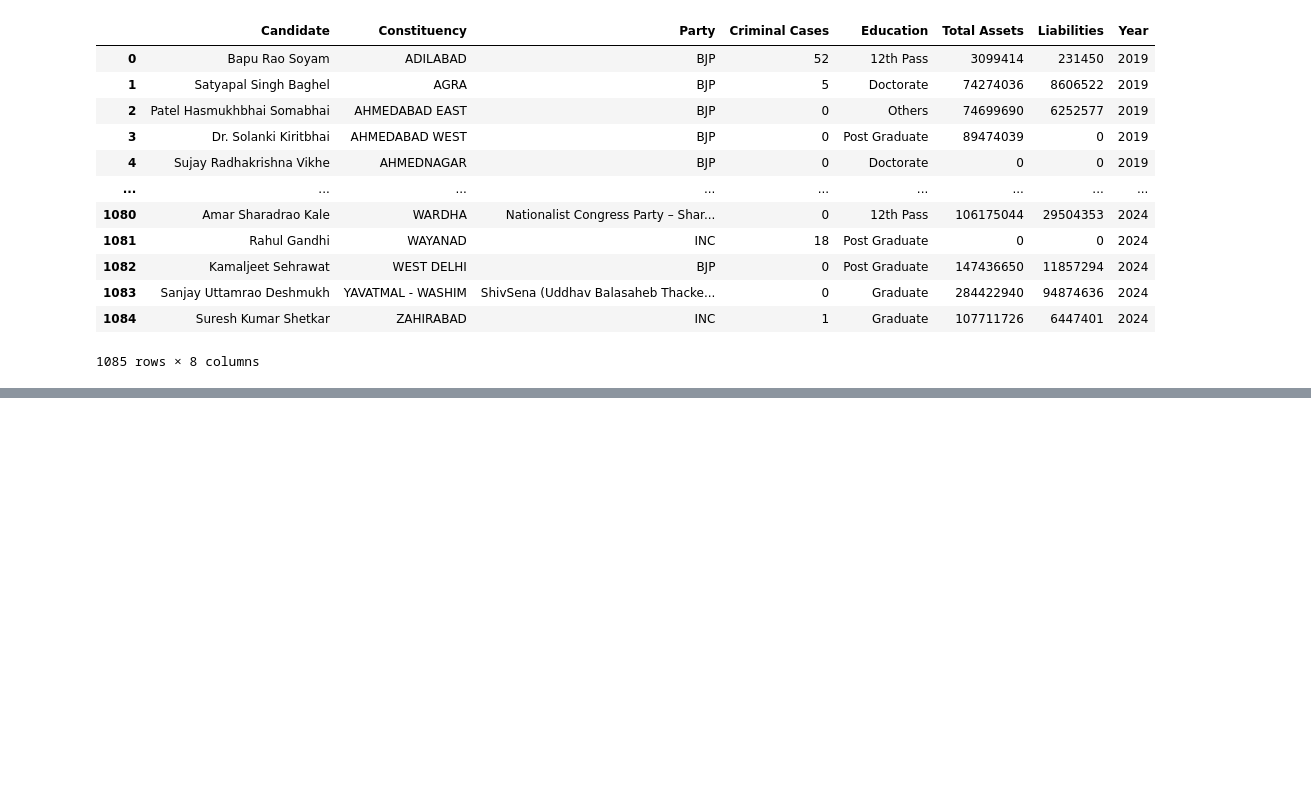
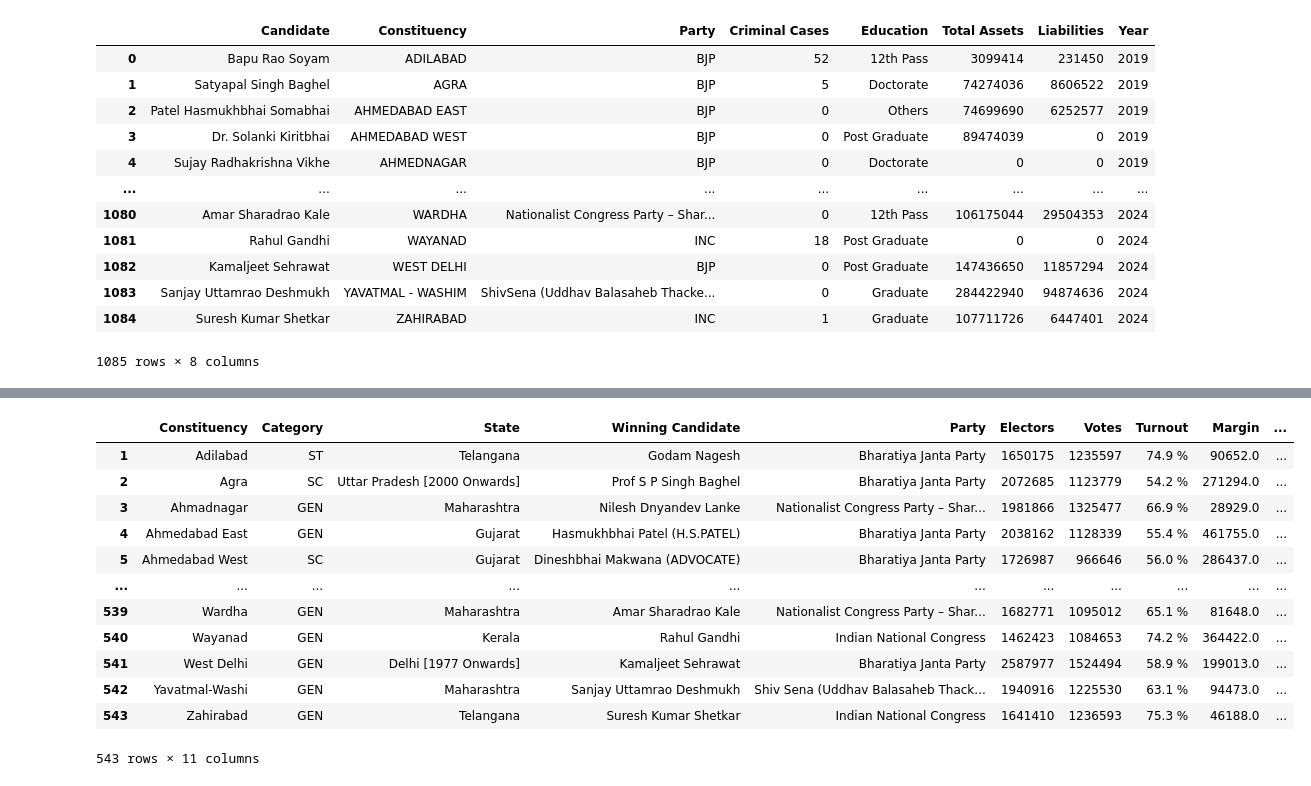
Before and after one commit to ujjwaltyagi2000/manthan, a Jupyter notebook: notebooks/4-data-cleaning.ipynb, the cells around one changed output, grey strips where cells are left out. Saved outputs shown, nothing was run; the diff lists cells and outputs as text; code cells hidden in the pictures; blank space fills up the shorter version.

```diff
--- a/notebooks/4-data-cleaning.ipynb
+++ b/notebooks/4-data-cleaning.ipynb
@@ -1586,0 +1682,26 @@ winning_combined_df.to_csv("../data/processed/winning_background.csv", index=Fal
+# %%
+winning_turnout_2024.columns = winning_turnout_2024.iloc[0]
+
+winning_turnout_2024 = winning_turnout_2024.drop(0)
+
+winning_turnout_2024.drop(columns=['#','No'], inplace=True)
+
+winning_turnout_2024['Year'] = 2024
+
+winning_turnout_2024.rename(columns={'PC Name': 'Constituency', 'Type': 'Category'}, inplace=True)
+# %%
+winning_turnout_2024
+# %% [output]
+|  | Constituency | Category | State | Winning Candidate | Party | Electors | Votes | Turnout | Margin | ... |
+| 1 | Adilabad | ST | Telangana | Godam Nagesh | Bharatiya Janta Party | 1650175 | 1235597 | 74.9 % | 90652.0 | ... |
+| 2 | Agra | SC | Uttar Pradesh [2000 Onwards] | Prof S P Singh Baghel | Bharatiya Janta Party | 2072685 | 1123779 | 54.2 % | 271294.0 | ... |
+| 3 | Ahmadnagar | GEN | Maharashtra | Nilesh Dnyandev Lanke | Nationalist Congress Party – Shar... | 1981866 | 1325477 | 66.9 % | 28929.0 | ... |
+| 4 | Ahmedabad East | GEN | Gujarat | Hasmukhbhai Patel (H.S.PATEL) | Bharatiya Janta Party | 2038162 | 1128339 | 55.4 % | 461755.0 | ... |
+| 5 | Ahmedabad West | SC | Gujarat | Dineshbhai Makwana (ADVOCATE) | Bharatiya Janta Party | 1726987 | 966646 | 56.0 % | 286437.0 | ... |
+| ... | ... | ... | ... | ... | ... | ... | ... | ... | ... | ... |
+| 539 | Wardha | GEN | Maharashtra | Amar Sharadrao Kale | Nationalist Congress Party – Shar... | 1682771 | 1095012 | 65.1 % | 81648.0 | ... |
+| 540 | Wayanad | GEN | Kerala | Rahul Gandhi | Indian National Congress | 1462423 | 1084653 | 74.2 % | 364422.0 | ... |
+| 541 | West Delhi | GEN | Delhi [1977 Onwards] | Kamaljeet Sehrawat | Bharatiya Janta Party | 2587977 | 1524494 | 58.9 % | 199013.0 | ... |
+| 542 | Yavatmal-Washi | GEN | Maharashtra | Sanjay Uttamrao Deshmukh | Shiv Sena (Uddhav Balasaheb Thack... | 1940916 | 1225530 | 63.1 % | 94473.0 | ... |
+| 543 | Zahirabad | GEN | Telangana | Suresh Kumar Shetkar | Indian National Congress | 1641410 | 1236593 | 75.3 % | 46188.0 | ... |
+543 rows × 11 columns
```
Also changed, not shown: parts of 15 cells of this notebook, 1 other file.
